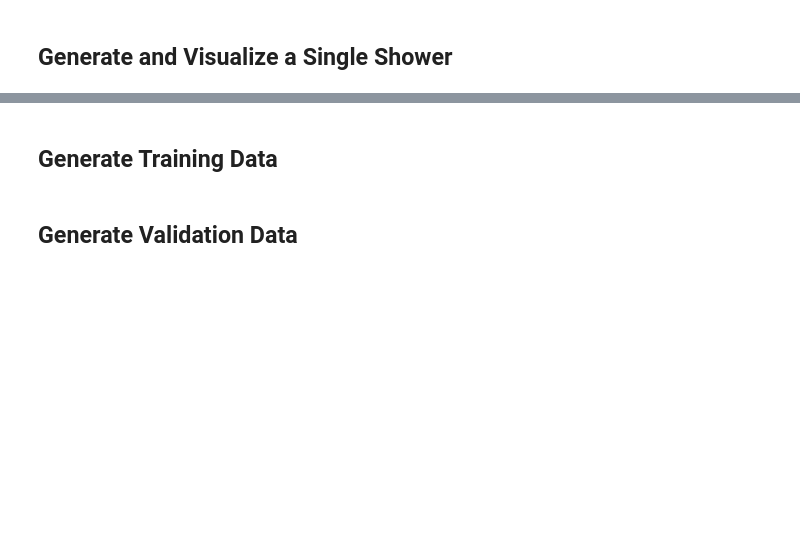
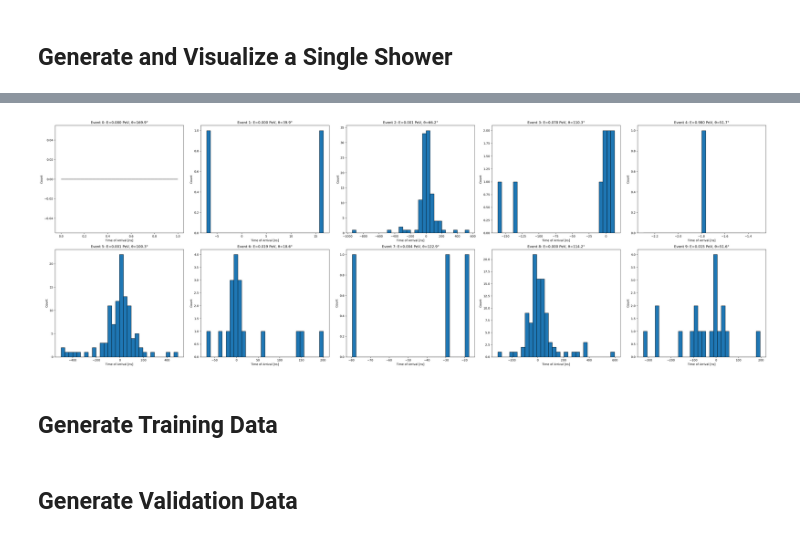
Before and after one commit to JayAgarwal25/TamboOpt-J, a Jupyter notebook: detector_optimization_v2/SWGOLO7_optimization.ipynb, the cells around one changed output, grey strips where cells are left out. Cells and saved outputs as stored; diff of their text form; code cells hidden in the pictures; blank space fills up the shorter version.

```diff
--- a/detector_optimization_v2/SWGOLO7_optimization.ipynb
+++ b/detector_optimization_v2/SWGOLO7_optimization.ipynb
@@ -205,3 +253,30 @@ plt.show()
+# %%
+th = torch.atan2(sin_z, cos_z)
+ph = torch.atan2(sin_a, cos_a)
+
+n_events = N.shape[0]
+ncols = 5
+nrows = (n_events + ncols - 1) // ncols
+
+fig, axes = plt.subplots(nrows, ncols, figsize=(7 * ncols, 6 * nrows))
+axes = axes.flatten()
+
+for i in range(n_events):
+    N_tmp = N[i]
+    T_tmp = T[i]
+    idx = torch.where(N_tmp >= 1e-2)[0]
+    axes[i].hist(T_tmp[idx].detach().cpu().numpy(), bins=30, edgecolor='black')
+    axes[i].set_xlabel("Time of Arrival [ns]")
+    axes[i].set_ylabel("Count")
+    axes[i].set_title(f"Event {i}: E={energy[i].item():.3f} PeV, θ={th[i].item()*180/np.pi:.1f}°")
+
+for i in range(n_events, len(axes)):
+    axes[i].set_visible(False)
+
+plt.tight_layout()
+plt.show()
+# %% [output]
+[figure, added]
 # %% [markdown]
 ## Generate Training Data
 # %%
```
Also changed, not shown: parts of 9 cells of this notebook, 1 other file.
